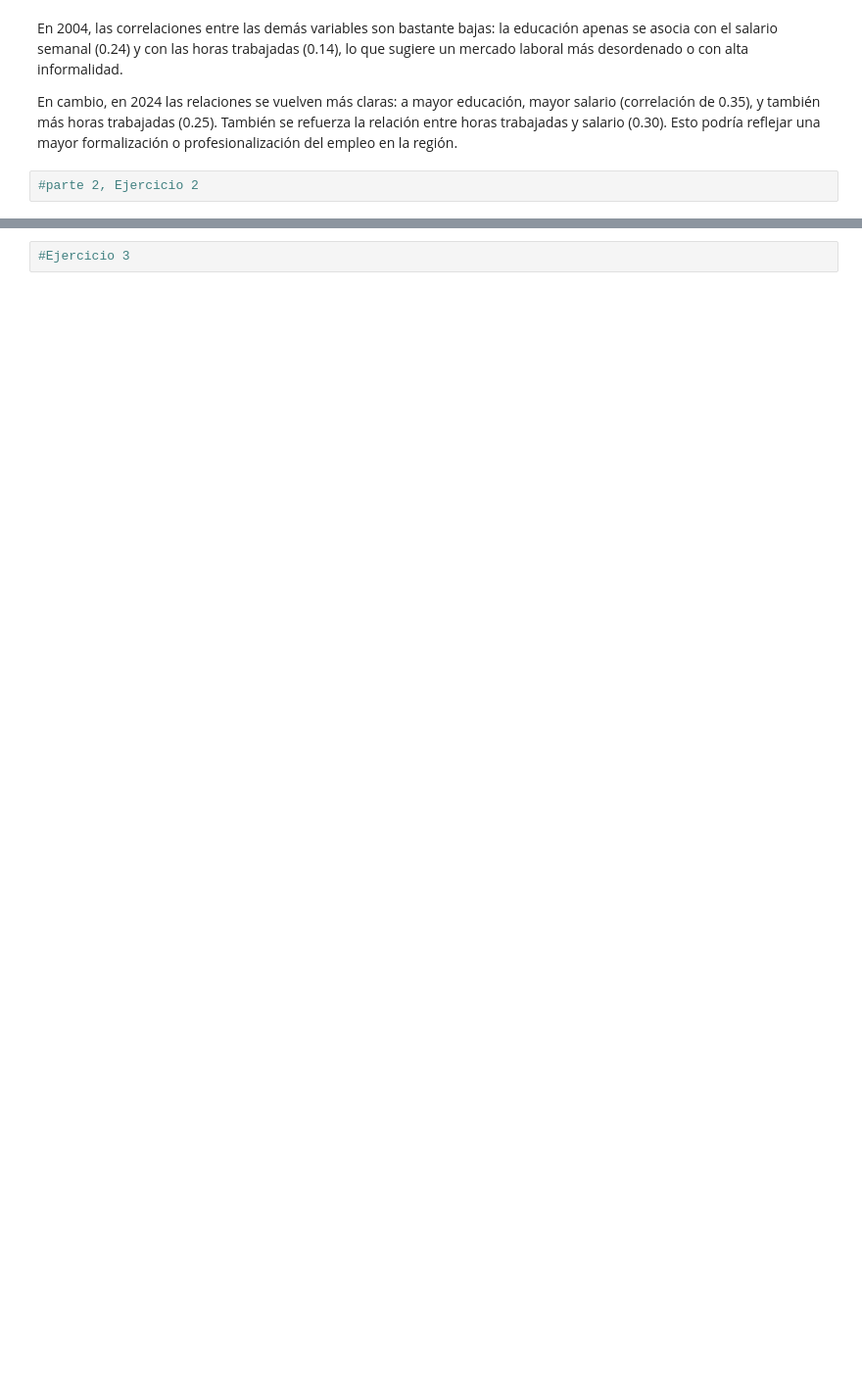
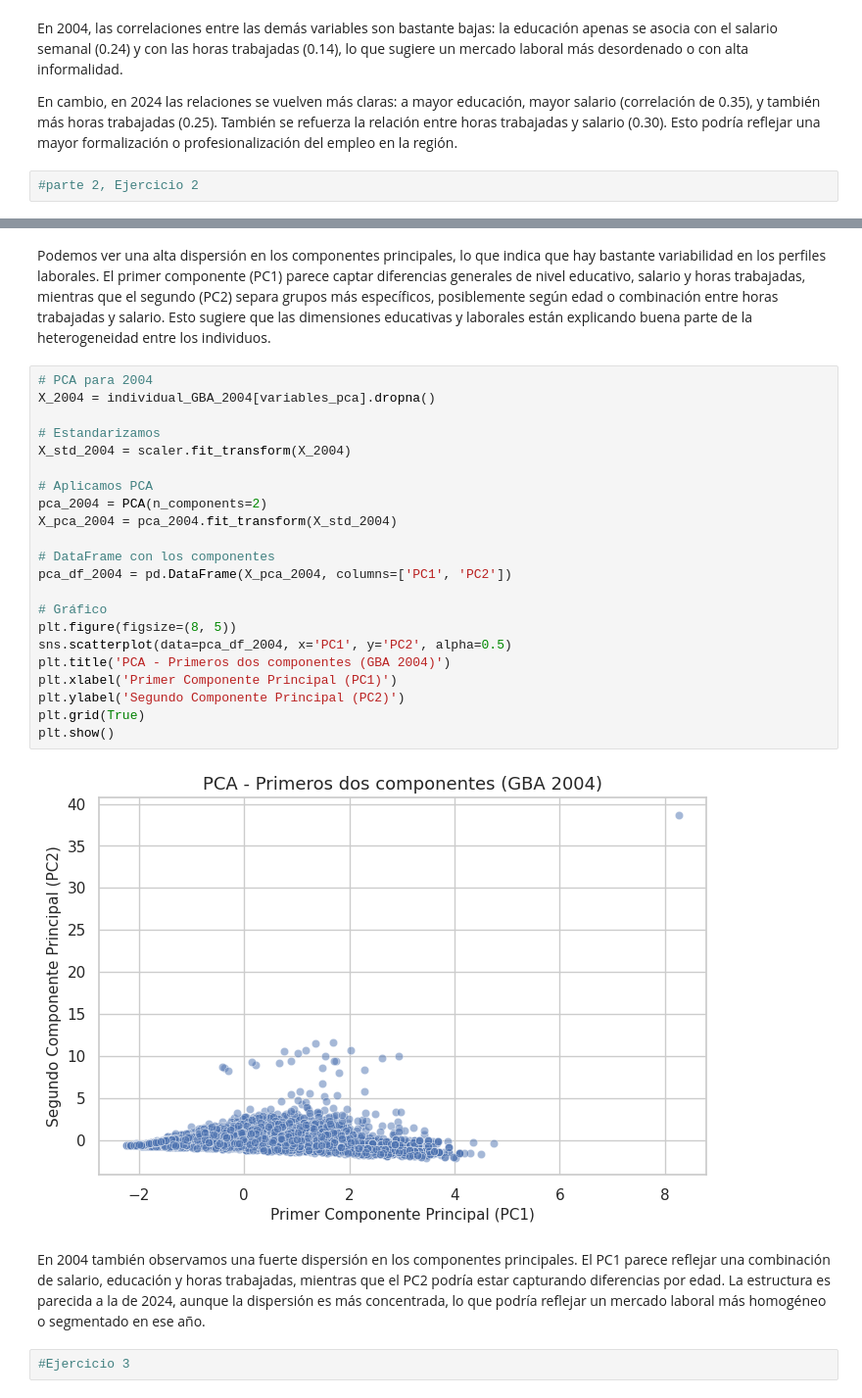
Before and after one commit to MatiasCostanzo2726/BigDataUBA-Grupo9, a Jupyter notebook: Big_Data_TP3_Grupo_9.ipynb, the cells around one changed output, grey strips where cells are left out. Shown at 98% size. Drawn from its saved outputs; the diff is of its cells as text; blank space fills up the shorter version.

Commit message:
Entrega final tp 3

```diff
--- a/Big_Data_TP3_Grupo_9.ipynb
+++ b/Big_Data_TP3_Grupo_9.ipynb
@@ -904,2 +869,30 @@ Text(0.5, 1.0, 'Analisis de los primeros dos componentes principales de las vari
+# %% [markdown]
+Podemos ver una alta dispersión en los componentes principales, lo que indica que hay bastante variabilidad en los perfiles laborales. El primer componente (PC1) parece captar diferencias generales de nivel educativo, salario y horas trabajadas, mientras que el segundo (PC2) separa grupos más específicos, posiblemente según edad o combinación entre horas trabajadas y salario. Esto sugiere que las dimensiones educativas y laborales están explicando buena parte de la heterogeneidad entre los individuos.
+# %%
+# PCA para 2004
+X_2004 = individual_GBA_2004[variables_pca].dropna()
+
+# Estandarizamos
+X_std_2004 = scaler.fit_transform(X_2004)
+
+# Aplicamos PCA
+pca_2004 = PCA(n_components=2)
+X_pca_2004 = pca_2004.fit_transform(X_std_2004)
+
+# DataFrame con los componentes
+pca_df_2004 = pd.DataFrame(X_pca_2004, columns=['PC1', 'PC2'])
+
+# Gráfico
+plt.figure(figsize=(8, 5))
+sns.scatterplot(data=pca_df_2004, x='PC1', y='PC2', alpha=0.5)
+plt.title('PCA - Primeros dos componentes (GBA 2004)')
+plt.xlabel('Primer Componente Principal (PC1)')
+plt.ylabel('Segundo Componente Principal (PC2)')
+plt.grid(True)
+plt.show()
+# %% [output]
+[figure, added]
+# %% [markdown]
+En 2004 también observamos una fuerte dispersión en los componentes principales. El PC1 parece reflejar una combinación de salario, educación y horas trabajadas, mientras que el PC2 podría estar capturando diferencias por edad. La estructura es parecida a la de 2024, aunque la dispersión es más concentrada, lo que podría reflejar un mercado laboral más homogéneo o segmentado en ese año.
 # %%
 #Ejercicio 3
```
Also changed, not shown: parts of 34 cells of this notebook.
